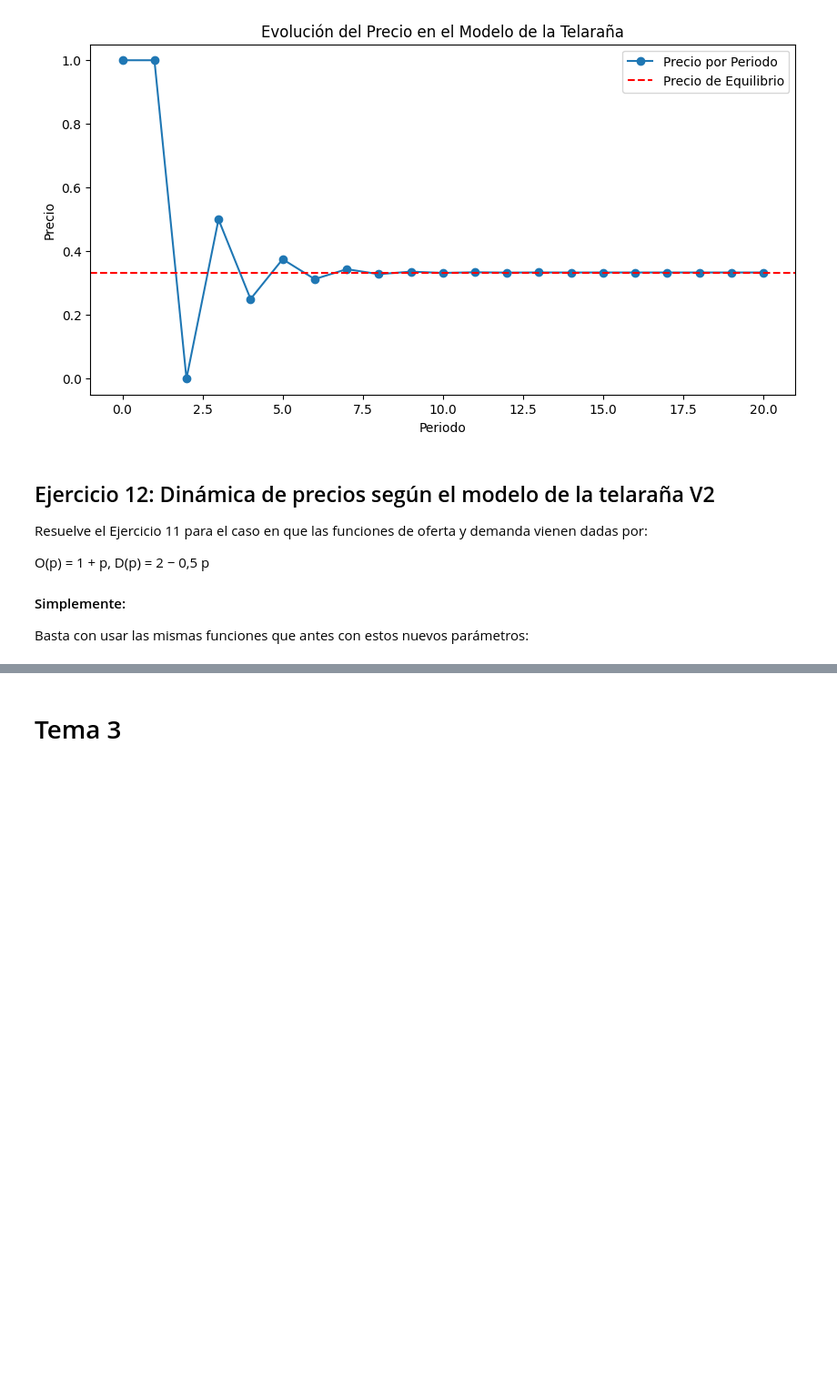
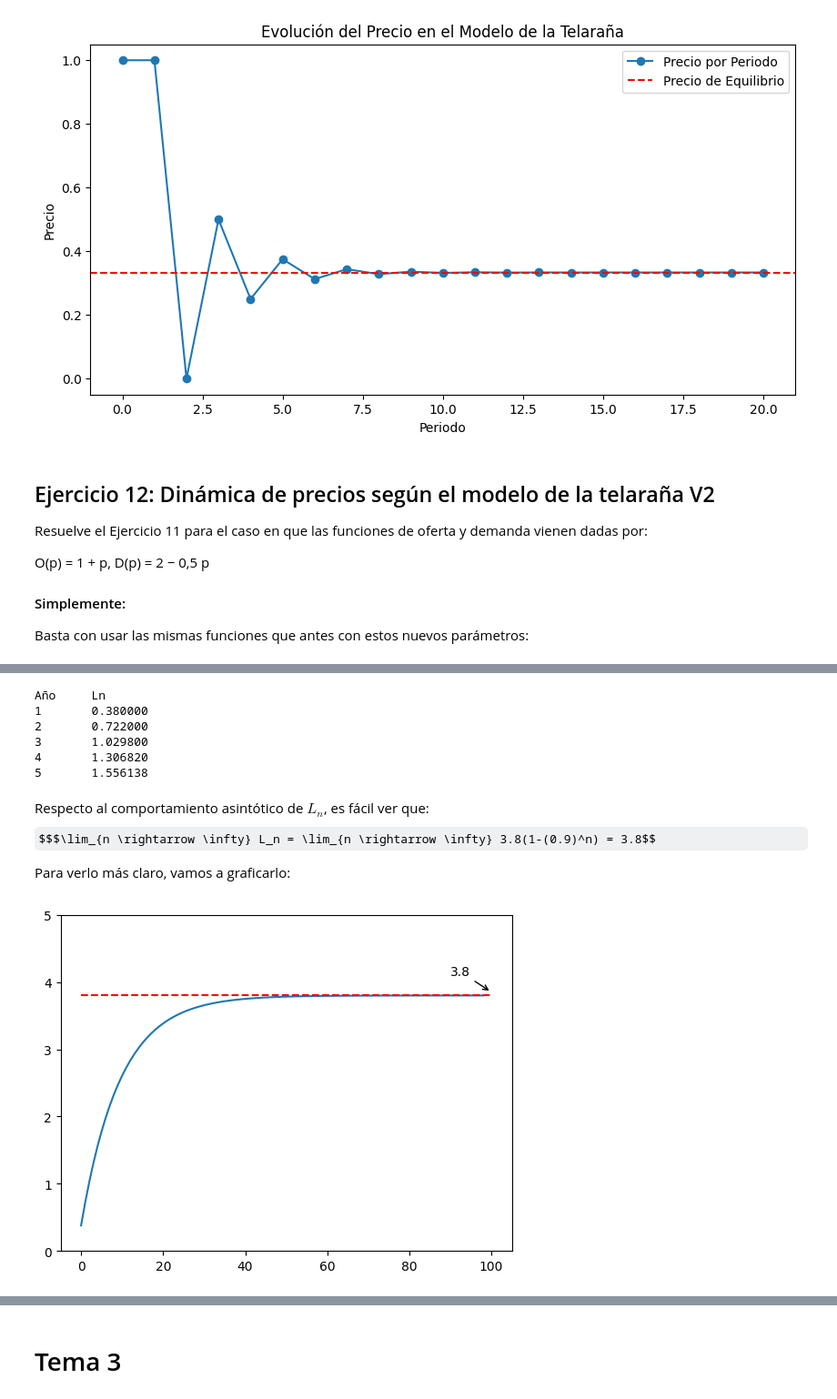
Before and after one commit to roberlks/ModelosMatematicos, a Jupyter notebook: MenuModelos.ipynb, the cells around one changed output, grey strips where cells are left out. Shown at 91% size. Drawn from its saved outputs; the diff is of its cells as text; code cells hidden in the pictures; some formulas as TeX source; blank space fills up the shorter version.

```diff
--- a/MenuModelos.ipynb
+++ b/MenuModelos.ipynb
@@ -619,0 +637,39 @@ periodos = 20  # Número de periodos a simular
+# %%
+#Apartado a)
+Ln = lambda n: 3.8*(1-(0.9)**n)
+
+tabla = []
+for i in range(1,6):
+    tabla.append([i, Ln(i)])
+
+print("Año\tLn")
+
+for fila in tabla:
+    print("{}\t{:5f}".format(fila[0], fila[1]))
+
+print("\n")
+# %% [output]
+Año     Ln
+1       0.380000
+2       0.722000
+3       1.029800
+4       1.306820
+5       1.556138
+# %% [markdown]
+Respecto al comportamiento asintótico de $L_n$, es fácil ver que:
+$$$\lim_{n \rightarrow \infty} L_n = \lim_{n \rightarrow \infty} 3.8(1-(0.9)^n) = 3.8$$
+
+Para verlo más claro, vamos a graficarlo:
+# %%
+secuencia = []
+for i in range(1,100):
+    secuencia.append(Ln(i))
+
+plt.plot(secuencia)
+plt.hlines(y=3.8, xmin=0, xmax=100, colors="red", linestyles="dashed")
+plt.ylim(0,5)
+plt.annotate('3.8', xy=(100, 3.85), xytext=(90, 3.8 + 0.3),
+             arrowprops=dict(facecolor='black', arrowstyle='->'))
+plt.show()
+# %% [output]
+[figure, added]
```
Also changed, not shown: parts of 4 cells of this notebook.
